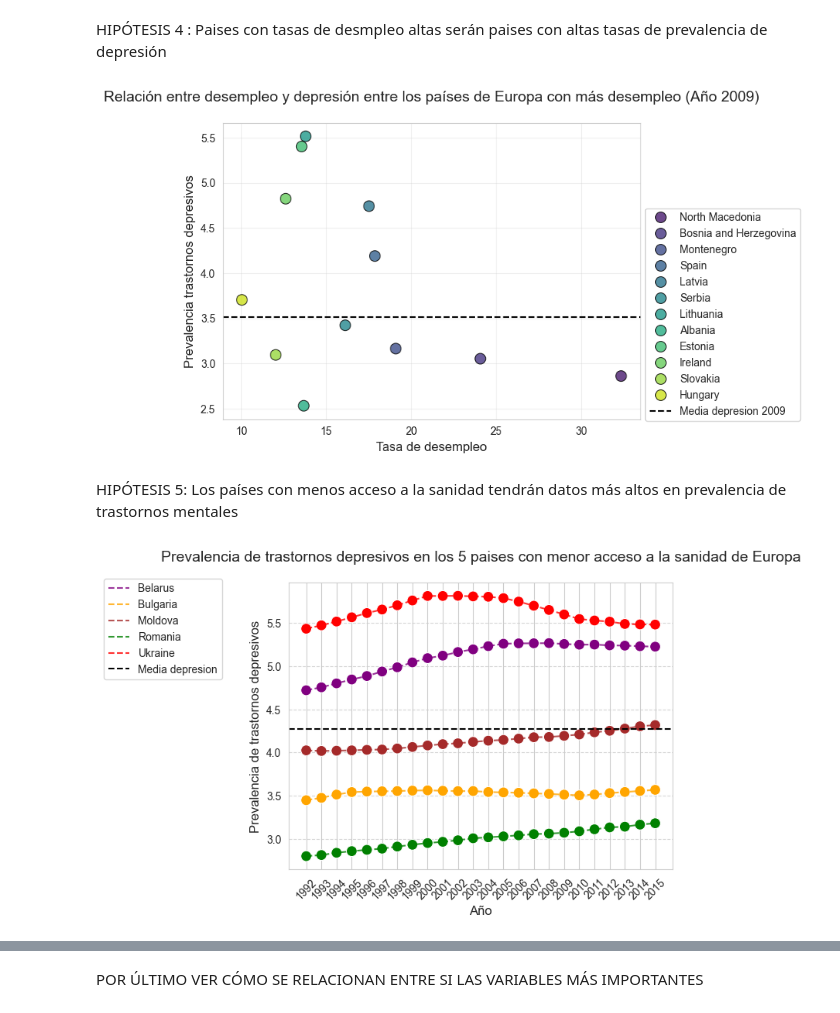
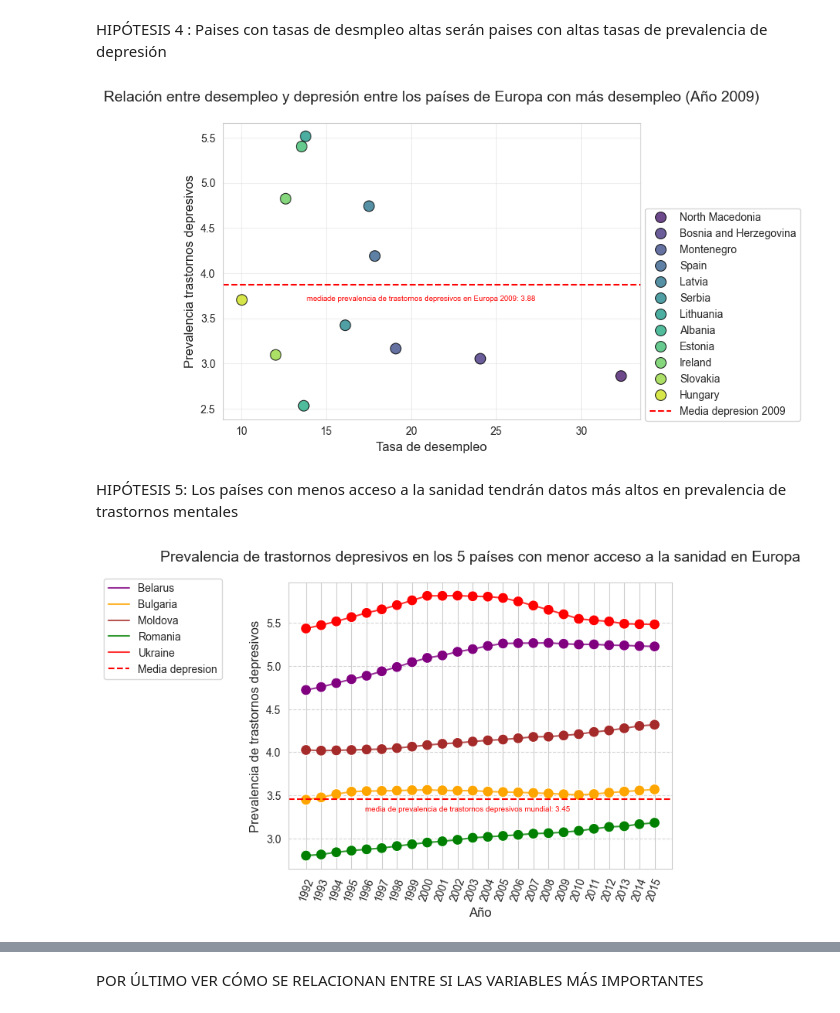
Before and after one commit to Rafacercos/Salud_mental_EDA, a Jupyter notebook: notebooks/EDA Trastornos depresivos.ipynb, the cells around one changed output, grey strips where cells are left out. Drawn from its saved outputs; the diff is of its cells as text; code cells hidden in the pictures.

```diff
--- a/notebooks/EDA Trastornos depresivos.ipynb
+++ b/notebooks/EDA Trastornos depresivos.ipynb
@@ -353,18 +352,21 @@ añomax_desempleo["desempleo"].nlargest(40).index
 datosg =añomax_desempleo.loc[[x for x in añomax_desempleo["desempleo"].nlargest(50).index],["Country","Continent","depresion","desempleo"]]
 # %%
 datosg =datosg[datosg["Continent"]== "Europe"]
+# %%
+media_dep_2009 =datosg["depresion"].mean()
 # %%
 plt.figure(figsize=(7,5))
 sns.set_style("whitegrid")
 sns.scatterplot(data=datosg,x = "desempleo",y = "depresion",hue= "Country",palette="viridis",s=100,alpha=0.8,edgecolor="black")
-plt.axhline(media_depresion_2002,color="k",linestyle="--",label= "Media depresion 2009")
+plt.axhline(media_dep_2009,color="r",linestyle="--",label= "Media depresion 2009")
 plt.title("Relación entre desempleo y depresión entre los países de Europa con más desempleo (Año 2009)",fontsize=14,pad=20)
 plt.xlabel("Tasa de desempleo",fontsize = 12)
 plt.ylabel("Prevalencia trastornos depresivos",fontsize = 12)
 plt.legend(bbox_to_anchor=(1,0.73))
+plt.annotate(f'mediade prevalencia de trastornos depresivos en Europa 2009: {media_dep_2009:.2f}',xy=(0.2,0.40),xycoords="axes fraction", fontsize = 7,color = "r")
 plt.grid(alpha=0.3)
 # %% [output]
-[figure, old version]
+[figure, new version]
 # %% [markdown]
 HIPÓTESIS 5: Los países con menos acceso a la sanidad tendrán datos más altos en prevalencia de trastornos mentales
 # %%
@@ -378,15 +380,16 @@ graf_s = vareu[vareu["Country"].isin(vareu.groupby("Country")["sanidad"].mean().
 graf_b = variables[variables["Country"].isin(variables.groupby("Country")["sanidad"].mean().nsmallest(5).index)]
 # %%
 lista_colores2 = ["purple","orange","brown","green","red"]
-sns.scatterplot(data = graf_s,x = "año",y = "depresion",hue = "Country", palette = lista_colores2,legend=False, s = 100,)
-sns.lineplot(data = graf_s,x = "año",y = "depresion",hue = "Country", palette = lista_colores2,linestyle="--",linewidth = 1.5,alpha =0.8)
-plt.axhline(media_depresion,color="k",linestyle="--",label= "Media depresion")
+sns.scatterplot(data = graf_s,x = "año",y = "depresion",hue = "Country",markers=["v","^"] ,palette = lista_colores2,legend=False, s = 100,)
+sns.lineplot(data = graf_s,x = "año",y = "depresion",hue = "Country", palette = lista_colores2,linestyle="-",linewidth = 1.5,alpha =0.8)
+plt.axhline(media_depresion,color="r",linestyle="--",label= "Media depresion")
 plt.legend(bbox_to_anchor=(-0.16,1.033))
-plt.title("Prevalencia de trastornos depresivos en los 5 paises con menor acceso a la sanidad de Europa",fontsize = 14, pad = 20)
+plt.title("Prevalencia de trastornos depresivos en los 5 países con menor acceso a la sanidad en Europa",fontsize = 14, pad = 20)
 plt.grid(axis ="y", linestyle= '--',alpha = 0.8)
-plt.xticks(rotation=45,fontsize=10)
+plt.xticks(rotation=70,fontsize=10)
+plt.annotate(f'media de prevalencia de trastornos depresivos mundial: {media_depresion:.2f}',xy=(0.2,0.20),xycoords="axes fraction", fontsize = 7,color = "r")
 plt.xlabel("Año",fontsize=12)
 plt.ylabel("Prevalencia de trastornos depresivos",fontsize = 12);
 # %% [output]
-[figure, old version]
+[figure, new version]
 # %%
```
Also changed, not shown: parts of 19 cells of this notebook, 1 other file.
